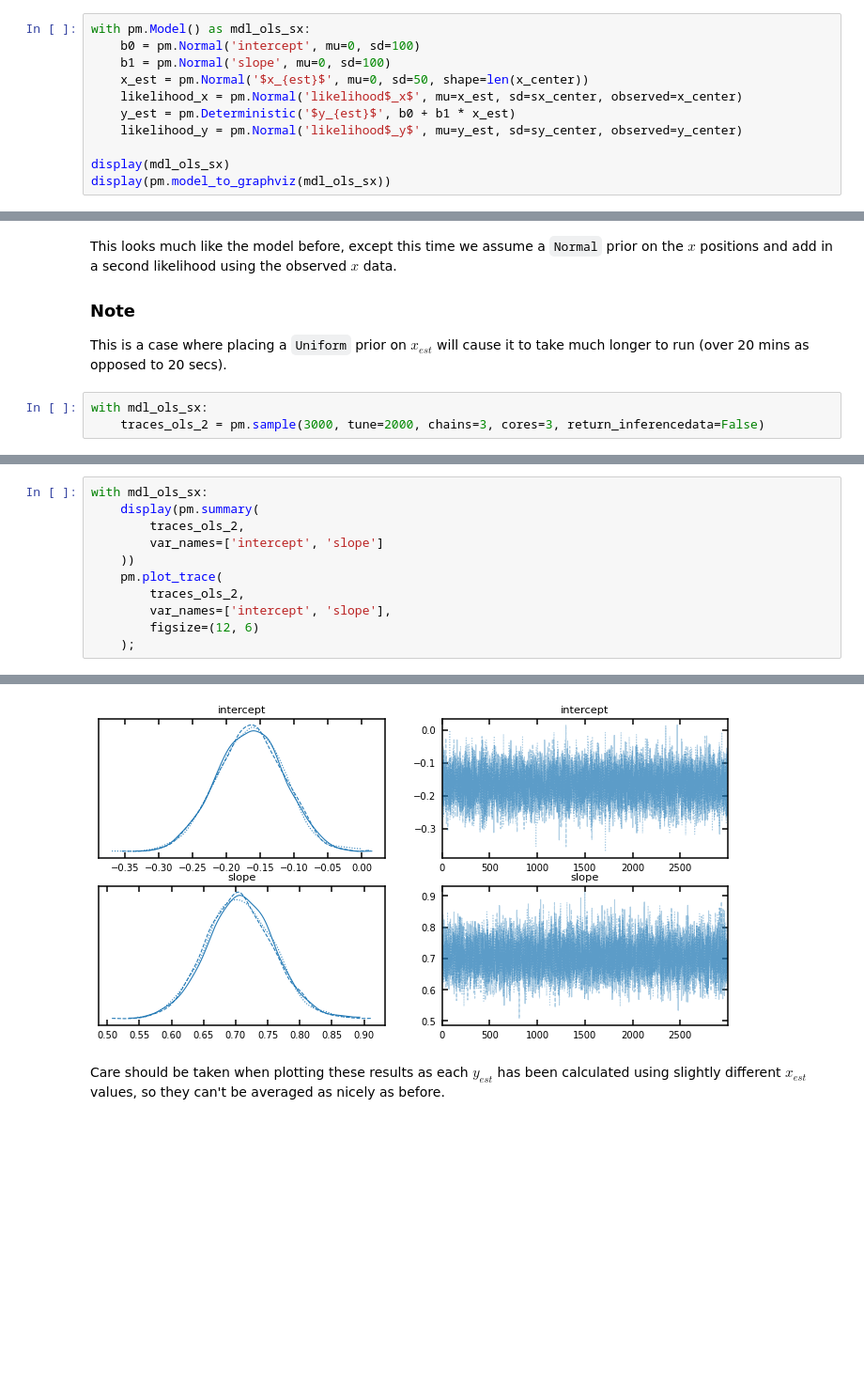
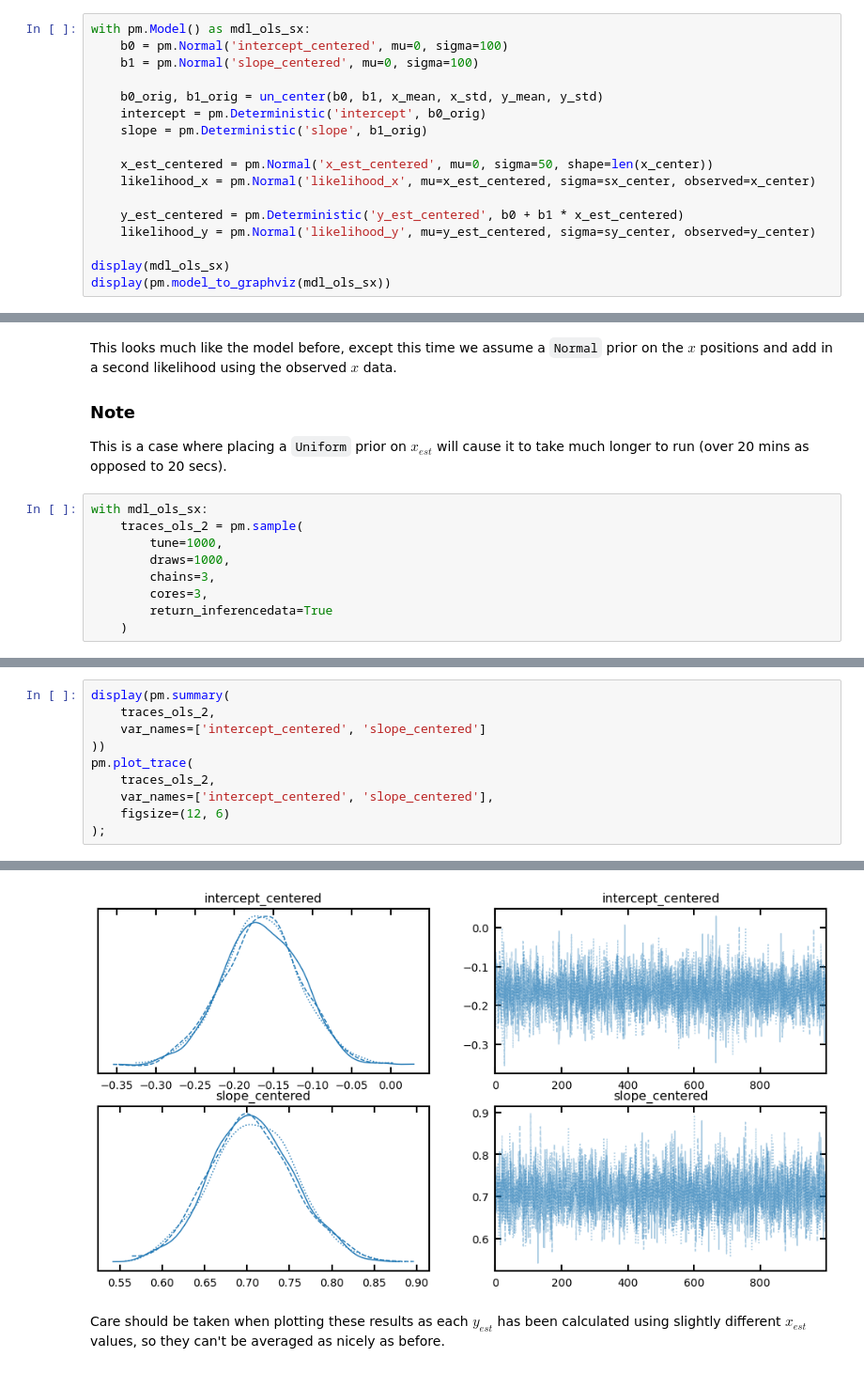
Before and after one commit to CKrawczyk/jupyter_data_languages, a Jupyter notebook: mcmc_fit_with_outliers_pymc.ipynb, the cells around one changed output, grey strips where cells are left out. Shown at 94% size. Drawn from its saved outputs; the diff is of its cells as text; blank space fills up the shorter version.

```diff
--- a/mcmc_fit_with_outliers_pymc.ipynb
+++ b/mcmc_fit_with_outliers_pymc.ipynb
@@ -624,12 +594,18 @@ Everything looks good.  If you compare the values in the summary table to the va
 Up until now we have only taken into account the errorbars in the $y$ direction. If you also wanted to account for the errors in the $x$ direction (assuming there are no covariances) the OLS model would look like this:
 # %%
 with pm.Model() as mdl_ols_sx:
-    b0 = pm.Normal('intercept', mu=0, sd=100)
-    b1 = pm.Normal('slope', mu=0, sd=100)
-    x_est = pm.Normal('$x_{est}$', mu=0, sd=50, shape=len(x_center))
-    likelihood_x = pm.Normal('likelihood$_x$', mu=x_est, sd=sx_center, observed=x_center)
-    y_est = pm.Deterministic('$y_{est}$', b0 + b1 * x_est)
-    likelihood_y = pm.Normal('likelihood$_y$', mu=y_est, sd=sy_center, observed=y_center)
+    b0 = pm.Normal('intercept_centered', mu=0, sigma=100)
+    b1 = pm.Normal('slope_centered', mu=0, sigma=100)
+
+    b0_orig, b1_orig = un_center(b0, b1, x_mean, x_std, y_mean, y_std)
+    intercept = pm.Deterministic('intercept', b0_orig)
+    slope = pm.Deterministic('slope', b1_orig)
+
+    x_est_centered = pm.Normal('x_est_centered', mu=0, sigma=50, shape=len(x_center))
+    likelihood_x = pm.Normal('likelihood_x', mu=x_est_centered, sigma=sx_center, observed=x_center)
+
+    y_est_centered = pm.Deterministic('y_est_centered', b0 + b1 * x_est_centered)
+    likelihood_y = pm.Normal('likelihood_y', mu=y_est_centered, sigma=sy_center, observed=y_center)
 
 display(mdl_ols_sx)
 display(pm.model_to_graphviz(mdl_ols_sx))
@@ -647,7 +623,13 @@ This looks much like the model before, except this time we assume a `Normal` pri
 This is a case where placing a `Uniform` prior on $x_{est}$ will cause it to take much longer to run (over 20 mins as opposed to 20 secs).
 # %%
 with mdl_ols_sx:
-    traces_ols_2 = pm.sample(3000, tune=2000, chains=3, cores=3, return_inferencedata=False)
+    traces_ols_2 = pm.sample(
+        tune=1000,
+        draws=1000,
+        chains=3,
+        cores=3,
+        return_inferencedata=True
+    )
 # %% [output]
 Auto-assigning NUTS sampler...
 Initializing NUTS using jitter+adapt_diag...
@@ -658,13 +640,12 @@ Sampling 3 chains for 2_000 tune and 3_000 draw iterations (6_000 + 9_000 draws
 # %%
-with mdl_ols_sx:
-    display(pm.summary(
-        traces_ols_2,
-        var_names=['intercept', 'slope']
-    ))
-    pm.plot_trace(
-        traces_ols_2,
-        var_names=['intercept', 'slope'],
-        figsize=(12, 6)
-    );
+display(pm.summary(
+    traces_ols_2,
+    var_names=['intercept_centered', 'slope_centered']
+))
+pm.plot_trace(
+    traces_ols_2,
+    var_names=['intercept_centered', 'slope_centered'],
+    figsize=(12, 6)
+);
 # %% [output]
 |  | mean | sd | hdi_3% | hdi_97% | mcse_mean | mcse_sd | ess_bulk | ess_tail | r_hat |
@@ -673,4 +654,4 @@ with mdl_ols_sx:
-[figure, old version]
+[figure, new version]
 # %% [markdown]
 Care should be taken when plotting these results as each $y_{est}$ has been calculated using slightly different $x_{est}$ values, so they can't be averaged as nicely as before.
 # %%
```
Also changed, not shown: parts of 32 cells of this notebook.
